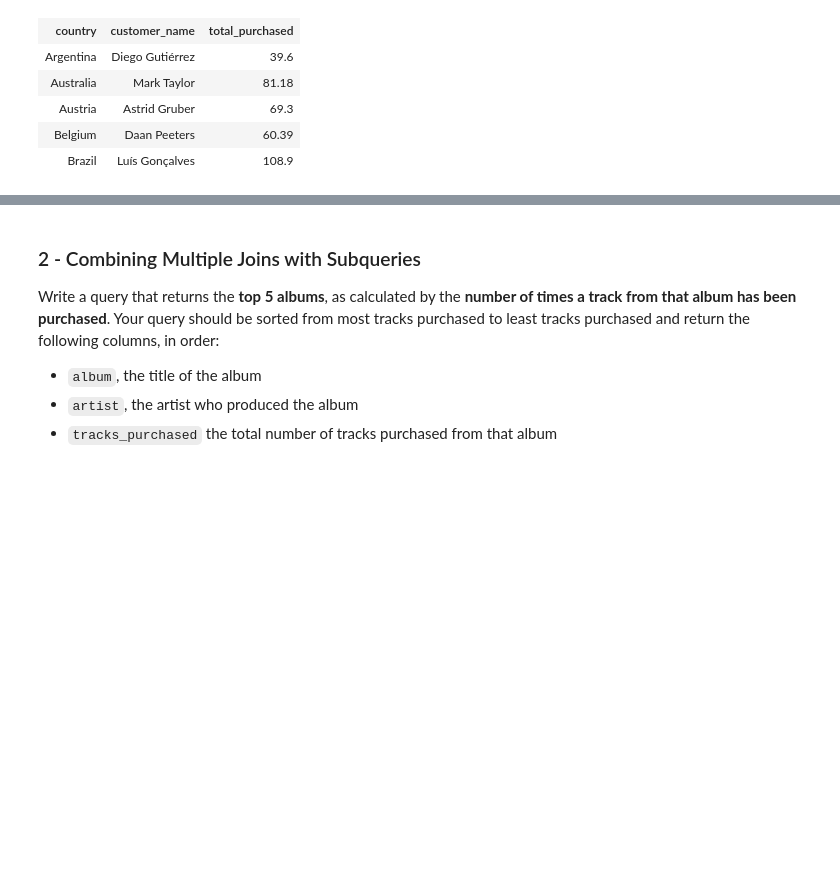
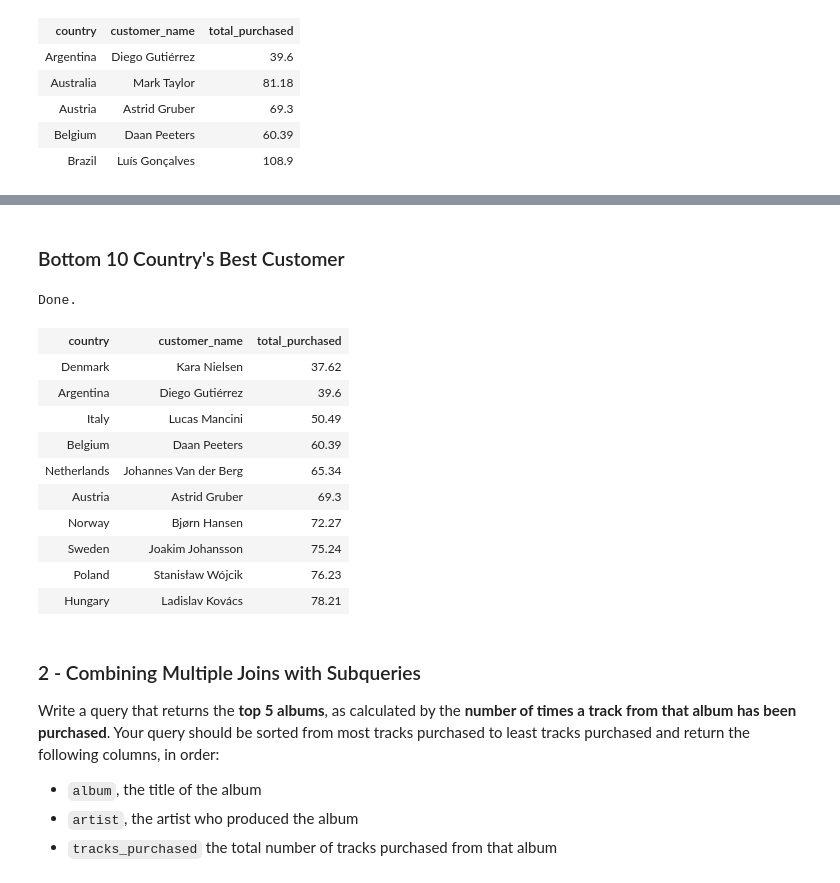
Before and after one commit to CyprianFusi/Using-our-SQL-skills-to-answer-business-questions, a Jupyter notebook: Answering Business Questions Using SQL.ipynb, the cells around one changed output, grey strips where cells are left out. Saved outputs shown, nothing was run; the diff lists cells and outputs as text; code cells hidden in the pictures; blank space fills up the shorter version.

```diff
--- a/Answering Business Questions Using SQL.ipynb
+++ b/Answering Business Questions Using SQL.ipynb
@@ -76,3 +118,40 @@ Done.
+# %% [markdown]
+### Bottom 10 Country's Best Customer
+# %%
+%%sql
+WITH
+    all_customers AS (SELECT * FROM customer),
+
+    purchases AS (SELECT
+                 SUM(il.quantity * il.unit_price) total_purchases,
+                 c.customer_id
+                 FROM invoice_line il
+                 INNER JOIN invoice i ON il.invoice_id = i.invoice_id
+                 INNER JOIN customer c ON c.customer_id = i.customer_id
+                 GROUP BY i.customer_id)
+
+SELECT
+    all_cus.country country,
+    all_cus.first_name || ' ' || all_cus.last_name AS customer_name,
+    ROUND(MAX(p.total_purchases), 2) total_purchased
+    FROM all_customers all_cus
+    INNER JOIN purchases p ON p.customer_id = all_cus.customer_id
+    GROUP BY country
+    ORDER BY total_purchased
+    LIMIT 10;
+# %% [output]
+Done.
+| country | customer_name | total_purchased |
+| Denmark | Kara Nielsen | 37.62 |
+| Argentina | Diego Gutiérrez | 39.6 |
+| Italy | Lucas Mancini | 50.49 |
+| Belgium | Daan Peeters | 60.39 |
+| Netherlands | Johannes Van der Berg | 65.34 |
+| Austria | Astrid Gruber | 69.3 |
+| Norway | Bjørn Hansen | 72.27 |
+| Sweden | Joakim Johansson | 75.24 |
+| Poland | Stanisław Wójcik | 76.23 |
+| Hungary | Ladislav Kovács | 78.21 |
 # %% [markdown]
 ### 2 - Combining Multiple Joins with Subqueries
 
```
Also changed, not shown: parts of 5 cells of this notebook.
